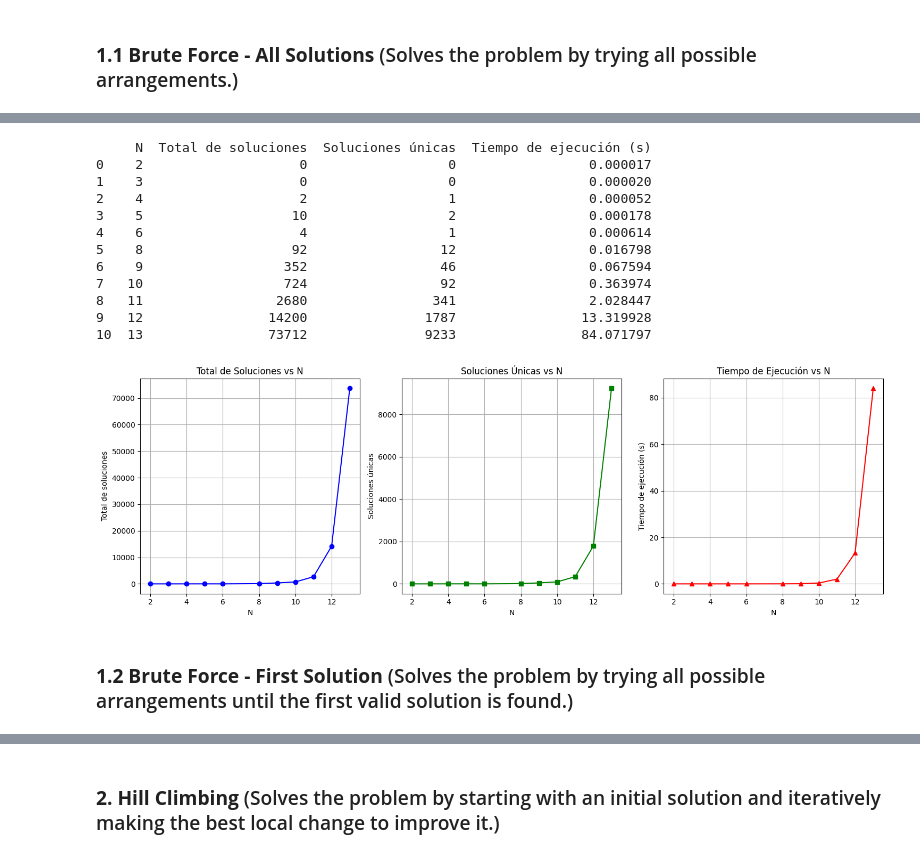
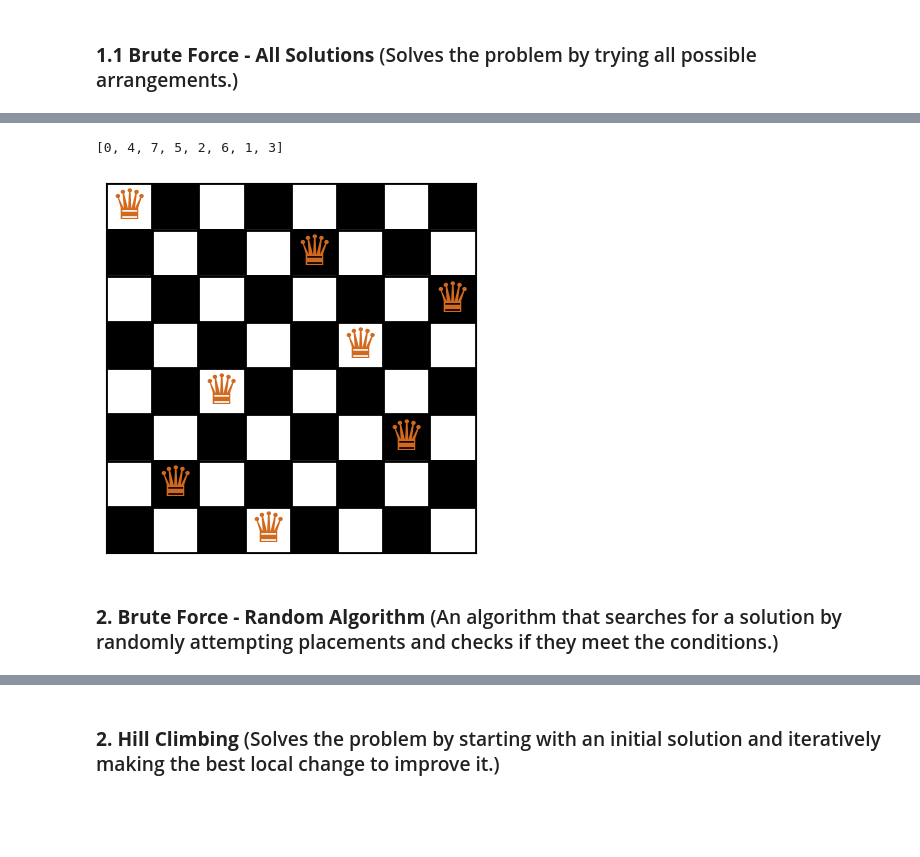
Before and after one commit to BrajanNieto/n-queens, a Jupyter notebook: IA_Fundamentals_NQueensProblem_BrajanNieto.ipynb, the cells around one changed output, grey strips where cells are left out. Cells and saved outputs as stored; diff of their text form; code cells hidden in the pictures; blank space fills up the shorter version.

```diff
--- a/IA_Fundamentals_NQueensProblem_BrajanNieto.ipynb
+++ b/IA_Fundamentals_NQueensProblem_BrajanNieto.ipynb
@@ -57,14 +269,9 @@ def solve_n_queens(n):
 # %%
-def max_reinas(n):
-    for k in range(n, 0, -1):
-        soluciones = solve_n_queens_variable(k, n)
-        if soluciones:
-            return k, soluciones
-    return 0, []
-
-def solve_n_queens_variable(k, n):
-    soluciones = []
-    tablero = [-1] * k
+#Backtracking (Brute Force): An algorithm that systematically searches for a solution by exploring all configurations in order.
+def solve_n_queens_una_solucion(n):
+    solucion = []
+    tablero = [-1] * n
+    encontrado = False
 
     def es_valido(fila, columna):
         for i in range(fila):
@@ -75,8 +282,12 @@ def solve_n_queens_variable(k, n):
         return True
 
     def colocar_reina(fila):
-        if fila == k:
-            soluciones.append(tablero.copy())
+        nonlocal encontrado
+        if encontrado:
+            return
+        if fila == n:
+            solucion.extend(tablero.copy())
+            encontrado = True
         else:
             for columna in range(n):
                 if es_valido(fila, columna):
@@ -85,4 +296,4 @@ def solve_n_queens_variable(k, n):
                     tablero[fila] = -1
 
     colocar_reina(0)
-    return soluciones
+    return solucion if solucion else None
@@ -261,31 +300,12 @@ def generar_tabla_y_graficos(df):
-# %%
-# Valores de N para los que deseas calcular las soluciones
-n_values = [2, 3, 4, 5, 6, 8, 9, 10, 11,12,13]
-
-# Generar los datos
-datos_generados = tiempo_solucion(n_values)
-
-# Crear el DataFrame
-tiempos_tabla = pd.DataFrame(datos_generados)
-
-# Mostrar el DataFrame
-print(tiempos_tabla)
-# %% [output]
-     N  Total de soluciones  Soluciones únicas  Tiempo de ejecución (s)
-0    2                    0                  0                 0.000017
-1    3                    0                  0                 0.000020
-2    4                    2                  1                 0.000052
-3    5                   10                  2                 0.000178
-4    6                    4                  1                 0.000614
-5    8                   92                 12                 0.016798
-6    9                  352                 46                 0.067594
-7   10                  724                 92                 0.363974
-8   11                 2680                341                 2.028447
-9   12                14200               1787                13.319928
-10  13                73712               9233                84.071797
-# %%
-generar_tabla_y_graficos(tiempos_tabla)
-# %% [output]
-[figure, removed]
-# %% [markdown]
-### <b>1.2 Brute Force - First Solution </b> (Solves the problem by trying all possible arrangements until the first valid solution is found.)
+# %%
+#Testing for 8x8 chessboard
+m=8
+solucion_bt8 = solve_n_queens_una_solucion(m)
+print(solucion_bt8)
+
+imprimir_tablero_grafico(solucion_bt8)
+# %% [output]
+[0, 4, 7, 5, 2, 6, 1, 3]
+[figure, added]
+# %% [markdown]
+### <b>2. Brute Force - Random Algorithm </b> (An algorithm that searches for a solution by randomly attempting placements and checks if they meet the conditions.)
```
Also changed, not shown: parts of 36 cells of this notebook.
